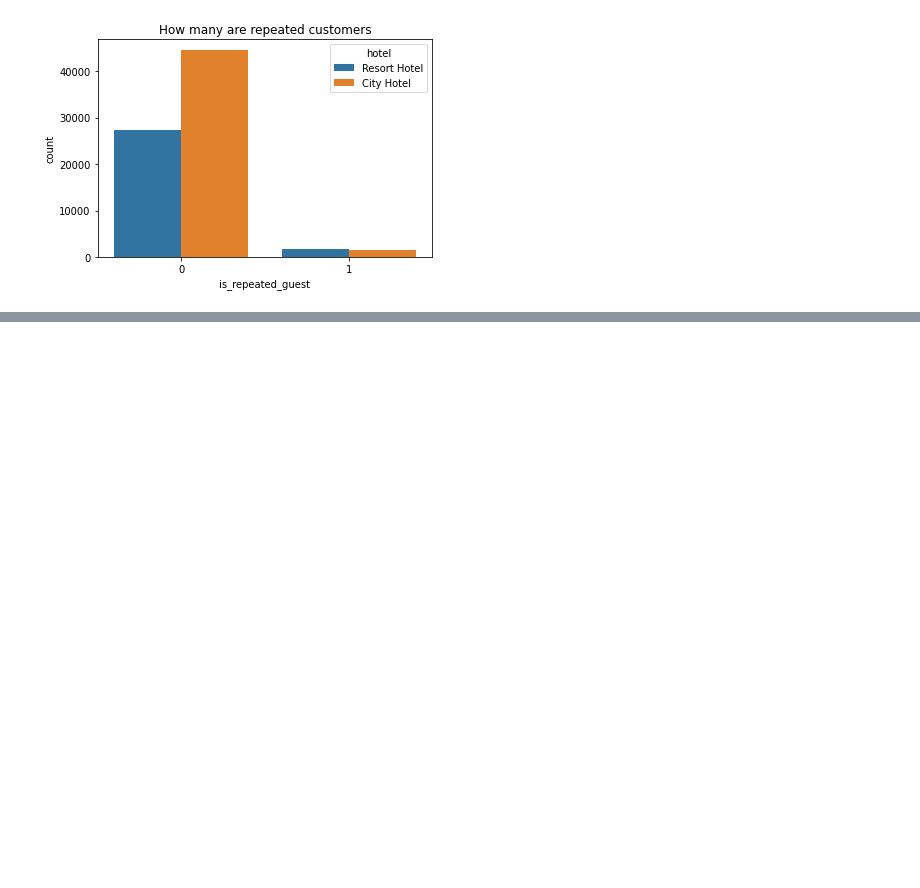
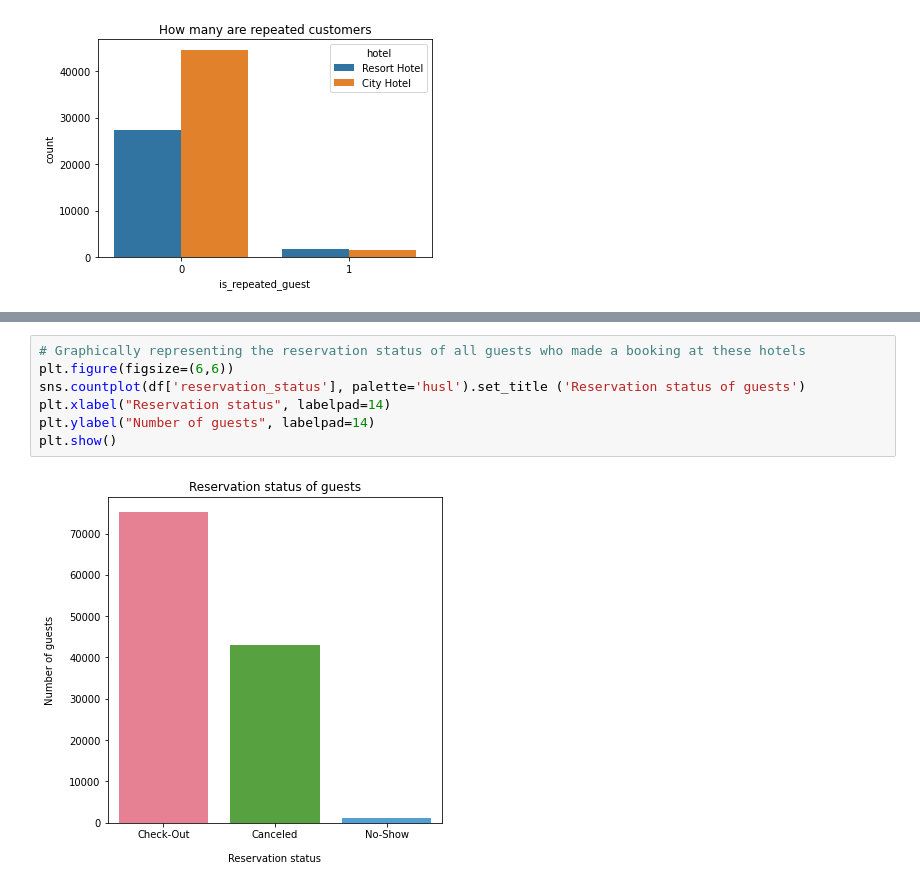
Before and after one commit to Gaurav-Bindal/Hotel-Booking-Analysis, a Jupyter notebook: Hotel_Booking_Analysis.ipynb, the cells around one changed output, grey strips where cells are left out. Cells and saved outputs as stored; diff of their text form; blank space fills up the shorter version.

Commit message:
2nd Commit Hotel booking

```diff
--- a/Hotel_Booking_Analysis.ipynb
+++ b/Hotel_Booking_Analysis.ipynb
@@ -280,0 +295,9 @@ Text(0.5, 1.0, 'How many are repeated customers')
+# %%
+# Graphically representing the reservation status of all guests who made a booking at these hotels
+plt.figure(figsize=(6,6))
+sns.countplot(df['reservation_status'], palette='husl').set_title ('Reservation status of guests')
+plt.xlabel("Reservation status", labelpad=14)
+plt.ylabel("Number of guests", labelpad=14)
+plt.show()
+# %% [output]
+[figure, added]
```
Also changed, not shown: parts of 8 cells of this notebook.
